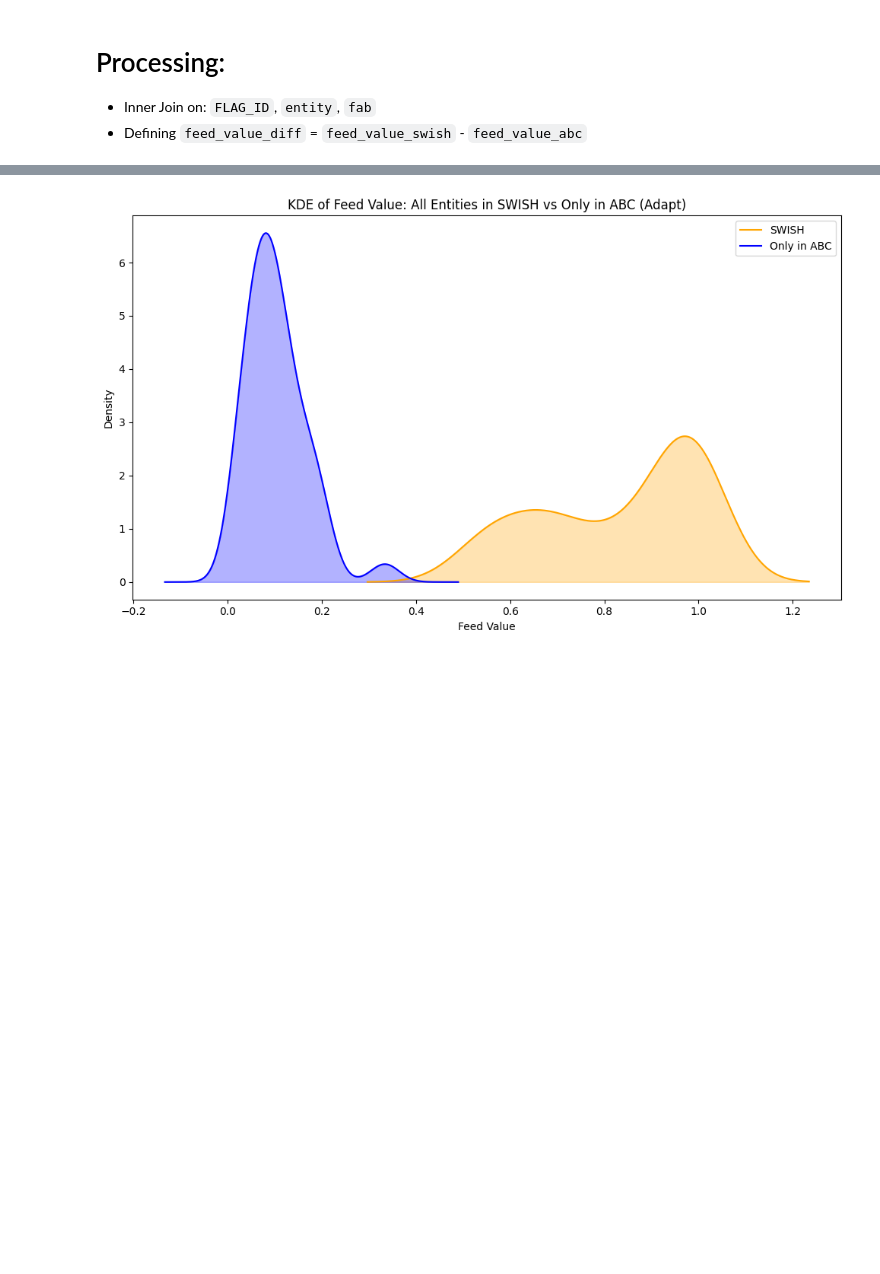
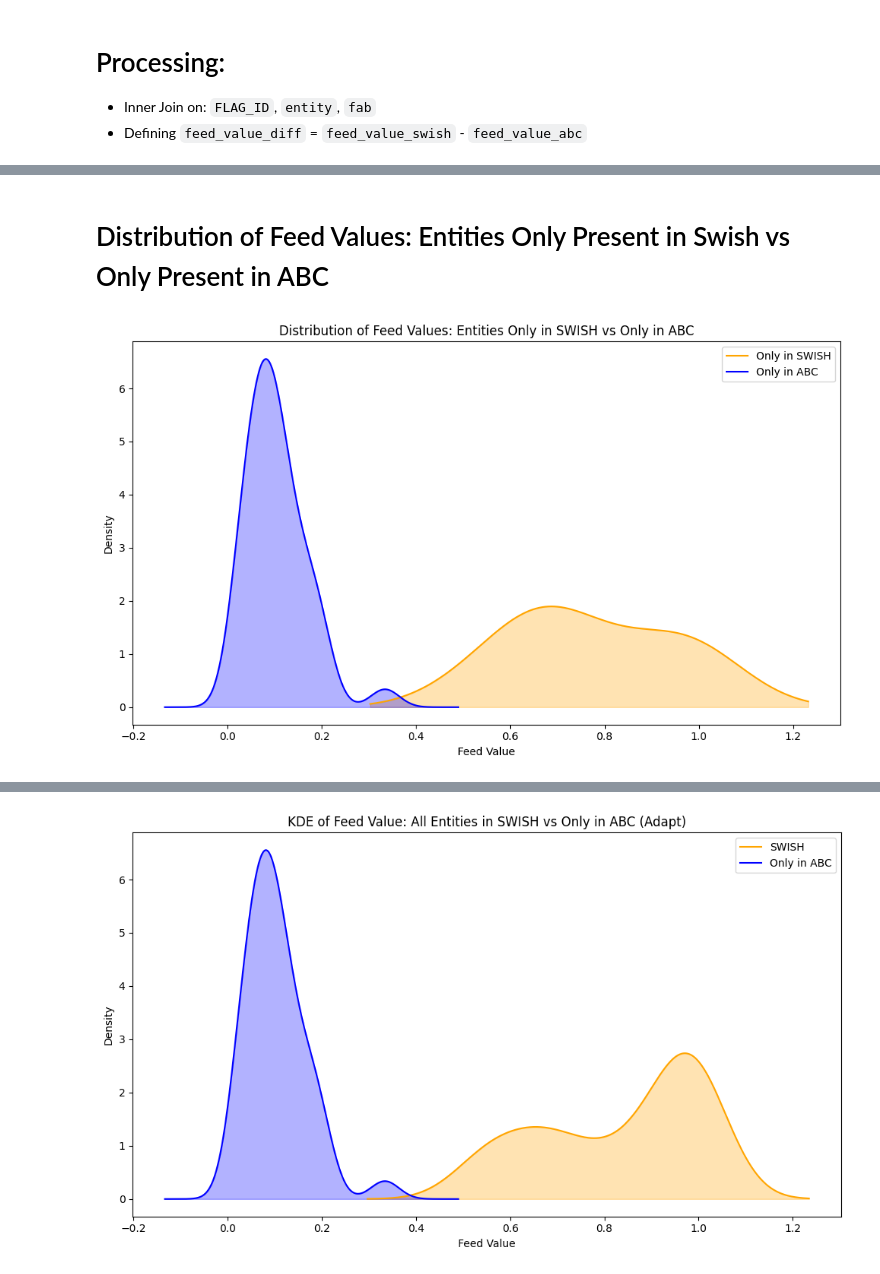
Before and after one commit to maximillian-jacob/DataScience, a Jupyter notebook: main_swish_vs_abc.ipynb, the cells around one changed output, grey strips where cells are left out. Saved outputs shown, nothing was run; the diff lists cells and outputs as text; code cells hidden in the pictures; blank space fills up the shorter version.

```diff
--- a/main_swish_vs_abc.ipynb
+++ b/main_swish_vs_abc.ipynb
@@ -505,0 +371,27 @@ only_abc.to_csv('./output/only_abc_entities.csv', index=False)
+# %% [markdown]
+# Distribution of Feed Values: Entities Only Present in Swish vs Only Present in ABC
+# %%
+plt.figure(figsize=(10, 6))
+
+# KDE plot for only_swish feed values
+if not only_swish.empty:
+    kde_swish = only_swish['feed_value_swish'].plot(kind='kde', label='Only in SWISH', color='orange')
+    x_swish = kde_swish.get_lines()[-1].get_xdata()
+    y_swish = kde_swish.get_lines()[-1].get_ydata()
+    plt.fill_between(x_swish, y_swish, color='orange', alpha=0.3)
+
+# KDE plot for only_abc feed values
+if not only_abc.empty:
+    kde_abc = only_abc['feed_value_abc'].plot(kind='kde', label='Only in ABC', color='blue')
+    x_abc = kde_abc.get_lines()[-1].get_xdata()
+    y_abc = kde_abc.get_lines()[-1].get_ydata()
+    plt.fill_between(x_abc, y_abc, color='blue', alpha=0.3)
+
+plt.xlabel('Feed Value')
+plt.ylabel('Density')
+plt.title('Distribution of Feed Values: Entities Only in SWISH vs Only in ABC')
+plt.legend()
+plt.tight_layout()
+plt.show()
+# %% [output]
+[figure, added]
```
Also changed, not shown: parts of 37 cells of this notebook.
